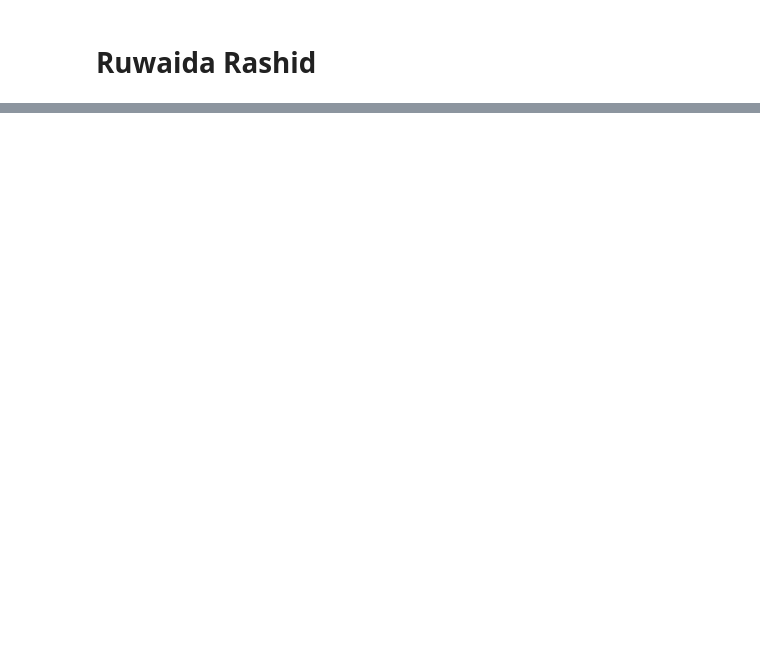
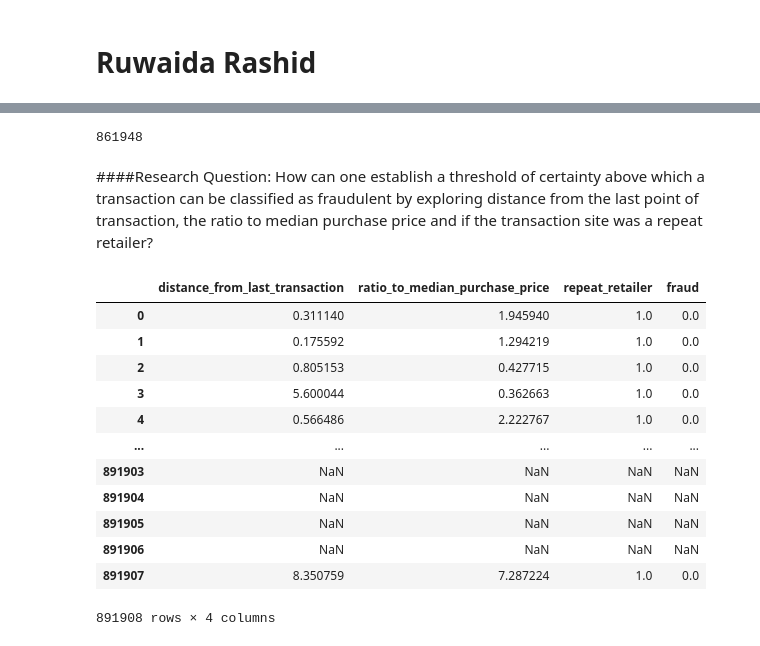
Before and after one commit to KarimKhalil33/CreditCard-Fraud-Data-Analysis, a Jupyter notebook: analysis/analysis1.ipynb, the cells around one changed output, grey strips where cells are left out. Saved outputs shown, nothing was run; the diff lists cells and outputs as text; code cells hidden in the pictures; blank space fills up the shorter version.

```diff
--- a/analysis/analysis1.ipynb
+++ b/analysis/analysis1.ipynb
@@ -31,0 +41,26 @@ dataset.head(n=20)
+# %%
+#Total number of transactions being analysed in this dataset
+no_entries = dataset['distance_from_home'].count()
+no_entries
+# %% [output]
+861948
+# %% [markdown]
+####Research Question: How can one establish a threshold of certainty above which a transaction can be classified as fraudulent by exploring distance from the last point of transaction, the ratio to median purchase price and if the transaction site was a repeat retailer?
+# %%
+#Print only the columns that are being explored with the research question
+dataset_subset = dataset.loc[:, ['distance_from_last_transaction','ratio_to_median_purchase_price','repeat_retailer', 'fraud']]
+dataset_subset
+# %% [output]
+|  | distance_from_last_transaction | ratio_to_median_purchase_price | repeat_retailer | fraud |
+| 0 | 0.311140 | 1.945940 | 1.0 | 0.0 |
+| 1 | 0.175592 | 1.294219 | 1.0 | 0.0 |
+| 2 | 0.805153 | 0.427715 | 1.0 | 0.0 |
+| 3 | 5.600044 | 0.362663 | 1.0 | 0.0 |
+| 4 | 0.566486 | 2.222767 | 1.0 | 0.0 |
+| ... | ... | ... | ... | ... |
+| 891903 | NaN | NaN | NaN | NaN |
+| 891904 | NaN | NaN | NaN | NaN |
+| 891905 | NaN | NaN | NaN | NaN |
+| 891906 | NaN | NaN | NaN | NaN |
+| 891907 | 8.350759 | 7.287224 | 1.0 | 0.0 |
+891908 rows × 4 columns
```
Also changed, not shown: parts of 9 cells of this notebook, 2 other files.
